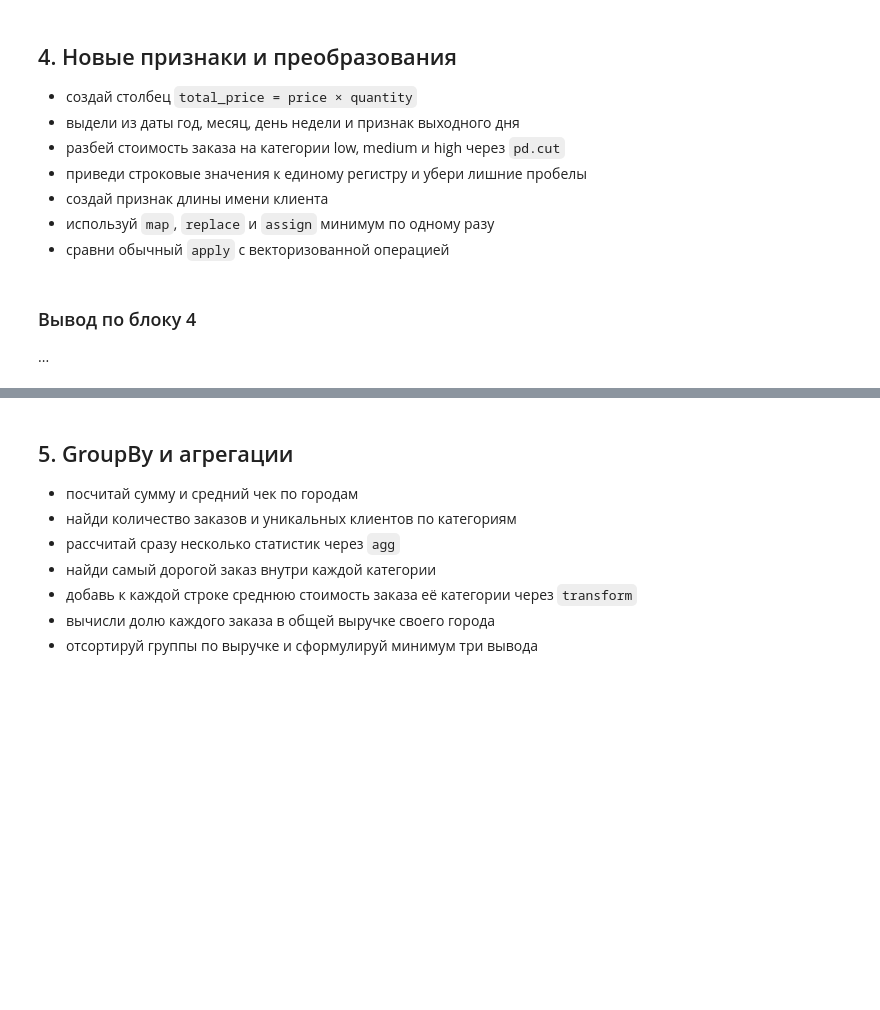
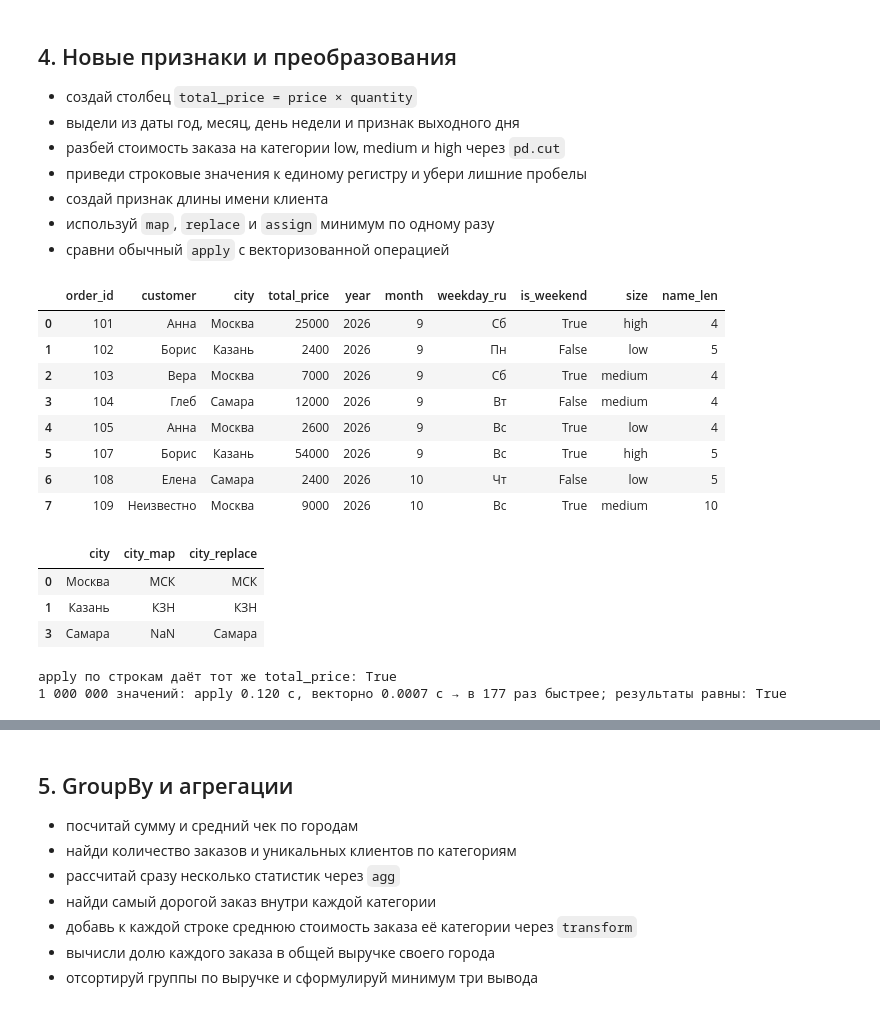
Before and after one commit to Kruiser1917/pandas-practice, a Jupyter notebook: pandas_practice.ipynb, the cells around one changed output, grey strips where cells are left out. Drawn from its saved outputs; the diff is of its cells as text; code cells hidden in the pictures; blank space fills up the shorter version.

```diff
--- a/pandas_practice.ipynb
+++ b/pandas_practice.ipynb
@@ -342,4 +405,57 @@ display(clean)
-# %% [markdown]
-### Вывод по блоку 4
-
-...
+# %%
+# блок 4
+import time
+
+fe = clean.copy()
+
+# 4.1 строки: убрать лишние пробелы и привести к единому регистру
+fe["customer"] = fe["customer"].str.strip().str.title()
+fe["city"] = fe["city"].str.strip().str.title()
+
+# 4.2 новые признаки через assign: итог, части даты, выходной, длина имени
+fe = fe.assign(
+    total_price=fe["price"] * fe["quantity"],
+    year=fe["order_date"].dt.year,
+    month=fe["order_date"].dt.month,
+    weekday=fe["order_date"].dt.day_name(),
+        is_weekend=fe["order_date"].dt.day_of_week >= 5,
+    name_len=fe["customer"].str.len(),
+)
+
+# 4.3 категории стоимости через pd.cut
+fe["size"] = pd.cut(fe["total_price"], bins=[0, 3000, 15000, np.inf], labels=["low", "medium", "high"])
+
+# 4.4 map и replace: похожи, но ведут себя по-разному
+short = {"Москва": "МСК", "Казань": "КЗН"}                 # Самары в словаре нет
+fe["city_map"] = fe["city"].map(short)                       # нет в словаре → NaN
+fe["city_replace"] = fe["city"].replace(short)               # нет в словаре → остаётся как было
+fe["weekday_ru"] = fe["weekday"].map({"Monday": "Пн", "Tuesday": "Вт", "Wednesday": "Ср", "Thursday": "Чт",
+                                      "Friday": "Пт", "Saturday": "Сб", "Sunday": "Вс"})
+display(fe[["order_id", "customer", "city", "total_price", "year", "month", "weekday_ru", "is_weekend", "size", "name_len"]])
+display(fe[["city", "city_map", "city_replace"]].drop_duplicates())
+
+# 4.5 apply против векторной операции
+same = fe.apply(lambda row: row["price"] * row["quantity"], axis=1).equals(fe["total_price"])
+print("apply по строкам даёт тот же total_price:", same)
+
+big = pd.Series(np.random.default_rng(0).integers(100, 30000, 1_000_000))
+t0 = time.perf_counter(); r1 = big.apply(lambda x: x * 1.2); t_apply = time.perf_counter() - t0
+t0 = time.perf_counter(); r2 = big * 1.2;                   t_vec = time.perf_counter() - t0
+print(f"1 000 000 значений: apply {t_apply:.3f} с, векторно {t_vec:.4f} с → в {t_apply / t_vec:.0f} раз быстрее; "
+      f"результаты равны: {np.allclose(r1, r2)}")
+# %% [output]
+|  | order_id | customer | city | total_price | year | month | weekday_ru | is_weekend | size | name_len |
+| 0 | 101 | Анна | Москва | 25000 | 2026 | 9 | Сб | True | high | 4 |
+| 1 | 102 | Борис | Казань | 2400 | 2026 | 9 | Пн | False | low | 5 |
+| 2 | 103 | Вера | Москва | 7000 | 2026 | 9 | Сб | True | medium | 4 |
+| 3 | 104 | Глеб | Самара | 12000 | 2026 | 9 | Вт | False | medium | 4 |
+| 4 | 105 | Анна | Москва | 2600 | 2026 | 9 | Вс | True | low | 4 |
+| 5 | 107 | Борис | Казань | 54000 | 2026 | 9 | Вс | True | high | 5 |
+| 6 | 108 | Елена | Самара | 2400 | 2026 | 10 | Чт | False | low | 5 |
+| 7 | 109 | Неизвестно | Москва | 9000 | 2026 | 10 | Вс | True | medium | 10 |
+|  | city | city_map | city_replace |
+| 0 | Москва | МСК | МСК |
+| 1 | Казань | КЗН | КЗН |
+| 3 | Самара | NaN | Самара |
+apply по строкам даёт тот же total_price: True
+1 000 000 значений: apply 0.120 с, векторно 0.0007 с → в 177 раз быстрее; результаты равны: True
```
Also changed, not shown: parts of 11 cells of this notebook.
